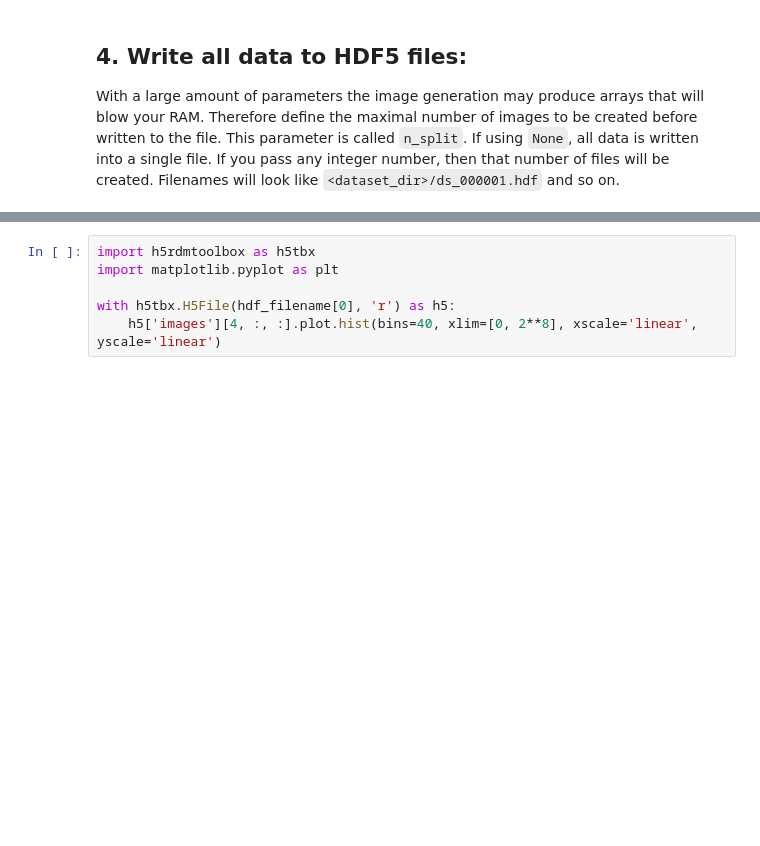
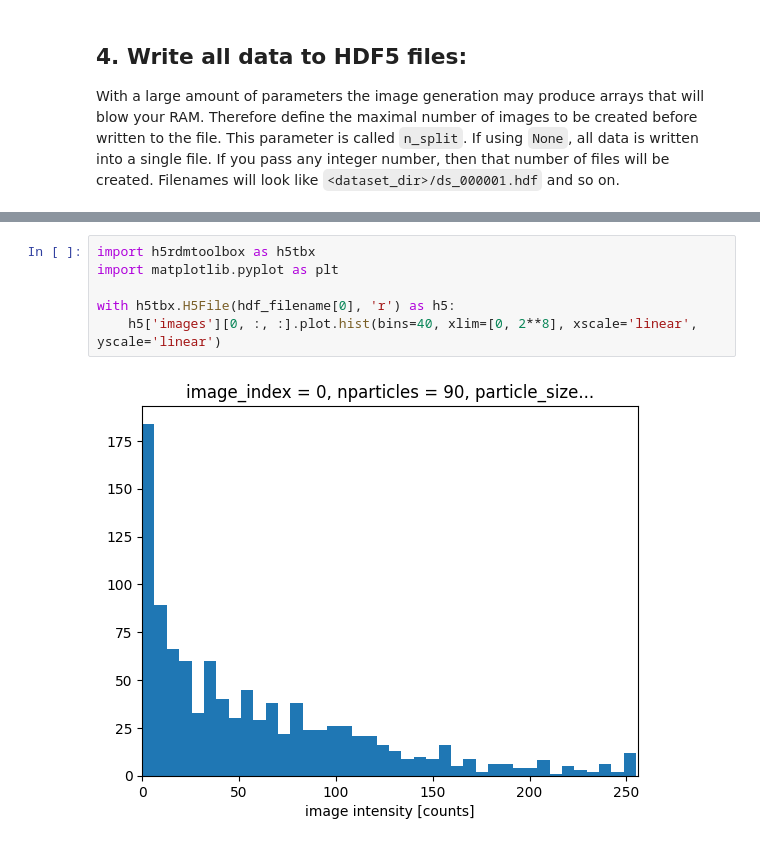
Before and after one commit to matthiasprobst/synpivimage, a Jupyter notebook: examples/generate_datasets.ipynb, the cells around one changed output, grey strips where cells are left out. Drawn from its saved outputs; the diff is of its cells as text; blank space fills up the shorter version.

```diff
--- a/examples/generate_datasets.ipynb
+++ b/examples/generate_datasets.ipynb
@@ -67,6 +100,8 @@ with h5tbx.H5File(hdf_filename[0], 'r') as h5:
 # %%
 import h5rdmtoolbox as h5tbx
 import matplotlib.pyplot as plt
 
 with h5tbx.H5File(hdf_filename[0], 'r') as h5:
-    h5['images'][4, :, :].plot.hist(bins=40, xlim=[0, 2**8], xscale='linear', yscale='linear')
+    h5['images'][0, :, :].plot.hist(bins=40, xlim=[0, 2**8], xscale='linear', yscale='linear')
+# %% [output]
+[figure, added]
```
Also changed, not shown: parts of 6 cells of this notebook, 7 other files.
